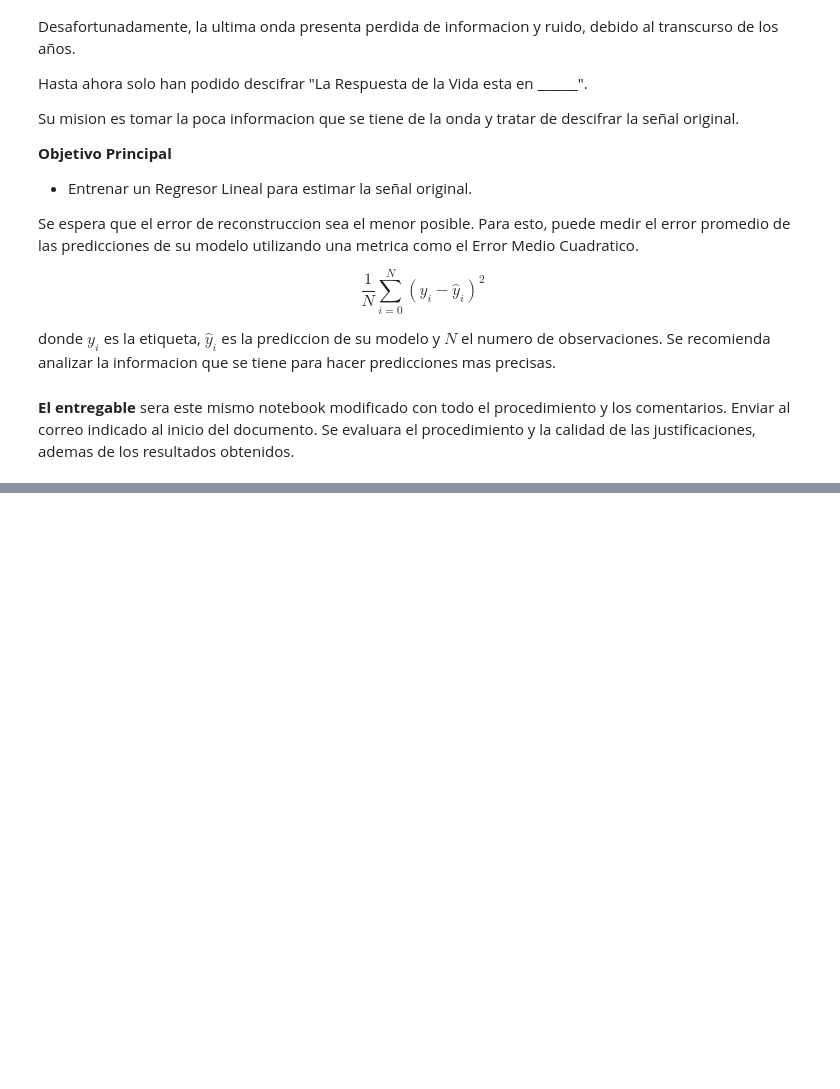
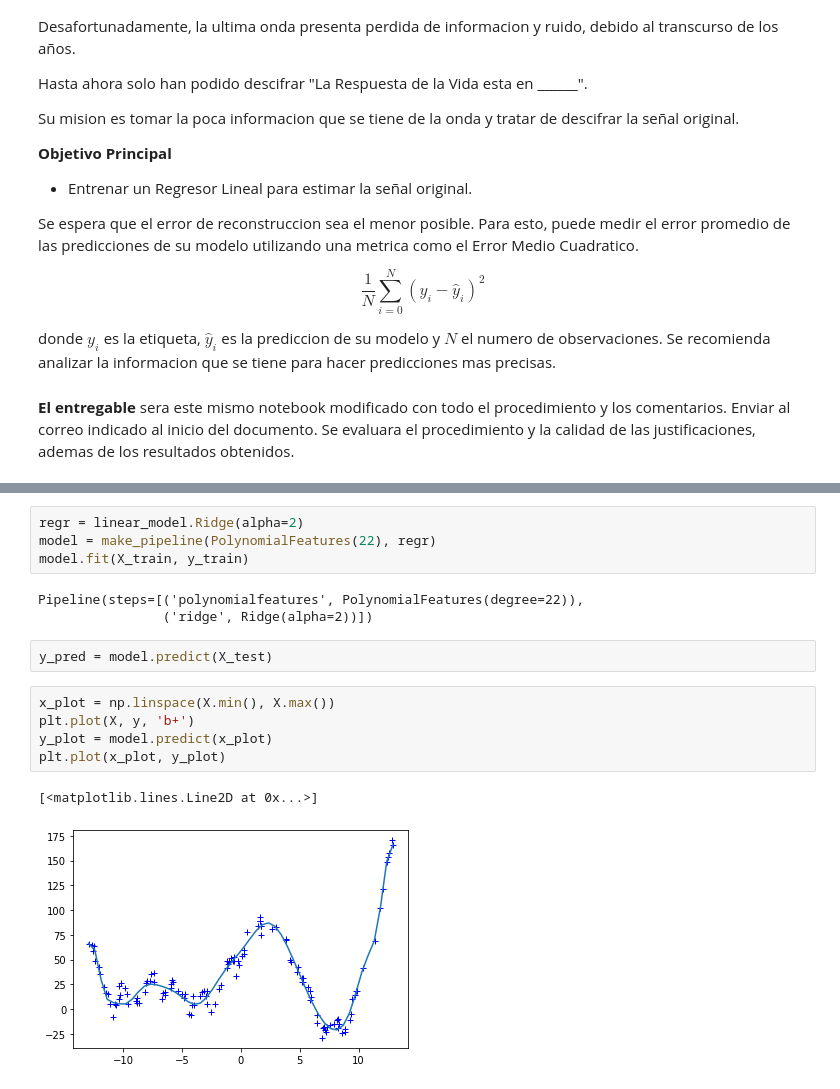
Before and after one commit to Jonefg0/AprendizajeSupervisado, a Jupyter notebook: Tarea/Tarea-U3.ipynb, the cells around one changed output, grey strips where cells are left out. Cells and saved outputs as stored; diff of their text form; blank space fills up the shorter version.

Commit message:
EJ2. Regresion Linear

```diff
--- a/Tarea/Tarea-U3.ipynb
+++ b/Tarea/Tarea-U3.ipynb
@@ -81,0 +333,17 @@ Se evaluara el procedimiento y la calidad de las justificaciones, ademas de los
+# %%
+regr = linear_model.Ridge(alpha=2)
+model = make_pipeline(PolynomialFeatures(22), regr)
+model.fit(X_train, y_train)
+# %% [output]
+Pipeline(steps=[('polynomialfeatures', PolynomialFeatures(degree=22)),
+                ('ridge', Ridge(alpha=2))])
+# %%
+y_pred = model.predict(X_test)
+# %%
+x_plot = np.linspace(X.min(), X.max())
+plt.plot(X, y, 'b+')
+y_plot = model.predict(x_plot)
+plt.plot(x_plot, y_plot)
+# %% [output]
+[<matplotlib.lines.Line2D at 0x...>]
+[figure, added]
```
Also changed, not shown: parts of 27 cells of this notebook, 1 other file.
